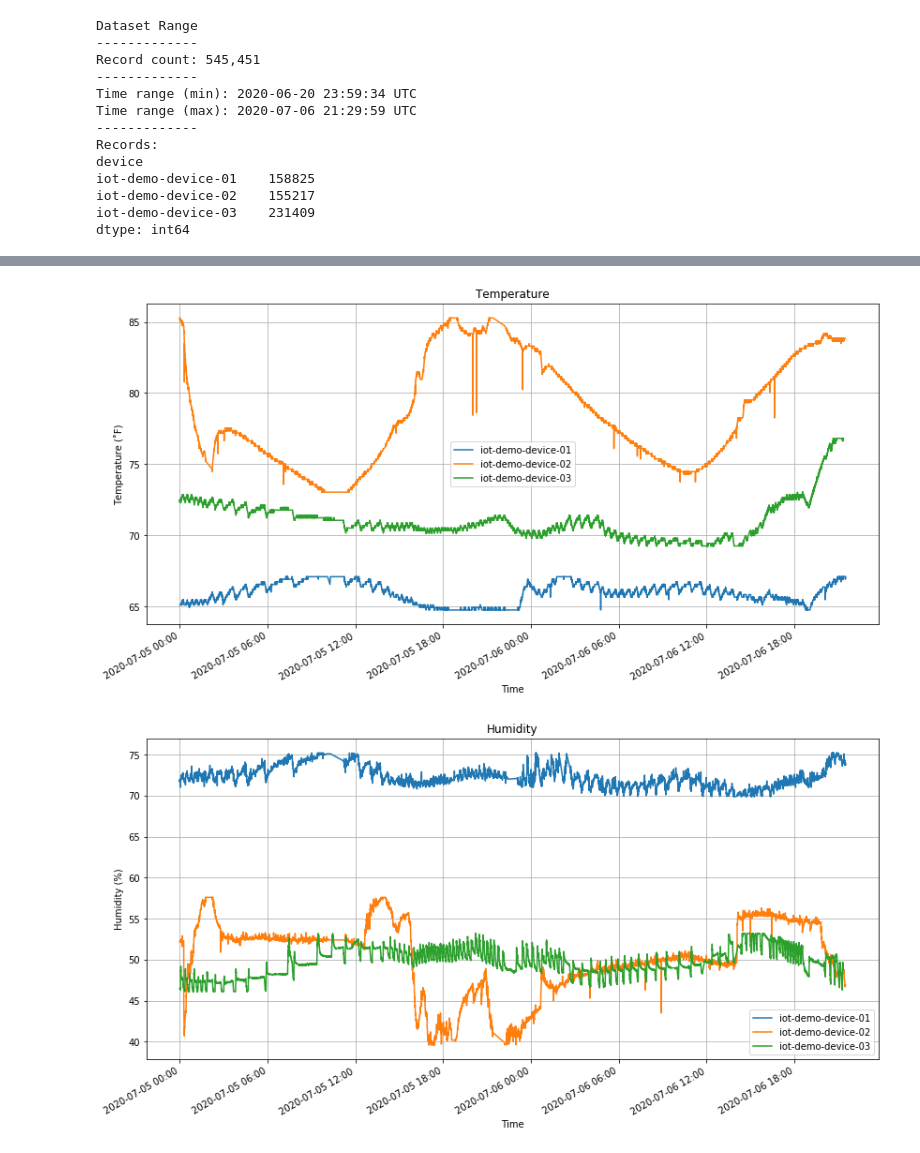
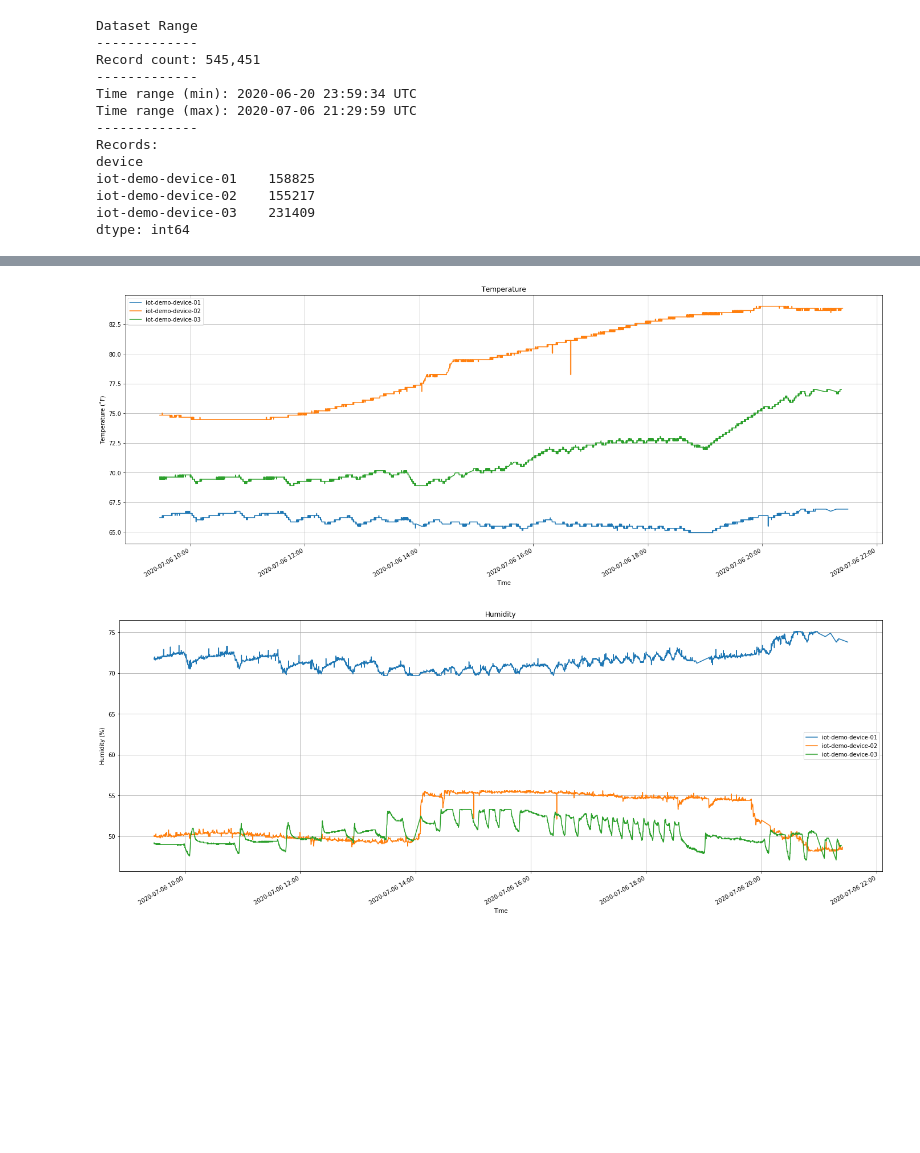
Before and after one commit to garystafford/real-time-iot-notebooks, a Jupyter notebook: Octank_IIoT_Demo_Pandas.ipynb, the cells around one changed output, grey strips where cells are left out. Drawn from its saved outputs; the diff is of its cells as text; code cells hidden in the pictures; blank space fills up the shorter version.

```diff
--- a/Octank_IIoT_Demo_Pandas.ipynb
+++ b/Octank_IIoT_Demo_Pandas.ipynb
@@ -77,7 +77,8 @@ iot-demo-device-03    231409
 dtype: int64
 # %%
 # filter time range
-df_filtered = df.loc[df.index >= pd.Timestamp('today', tz="UTC").floor('D') + pd.Timedelta(-1, unit='D')]
+# df_filtered = df.loc[df.index >= pd.Timestamp('today', tz="UTC").floor('D') + pd.Timedelta(-1, unit='D')]
+df_filtered = df.tail(25000)
 # %%
 # filter temp/humidity outliers (>1% & <99%)
 df_filtered = df_filtered.loc[df_filtered["temp"] > df_filtered.groupby("device").temp.transform(lambda x: x.quantile(.01))]
@@ -124,12 +125,12 @@ iot-demo-device-03    53.200001
 Name: humidity, dtype: float64
 # %%
-_, ax = plt.subplots(1, 1, figsize=(14, 7))
+_, ax = plt.subplots(1, 1, figsize=(24, 9))
 for device, group in groups:
     ax.plot(group.temp,
             group.humidity,
             marker="o",
             linestyle="",
-            alpha=.5,
+            alpha=.25,
             ms=10,
             label=device)
 ax.grid()
@@ -145,7 +146,7 @@ plt.show()
 register_matplotlib_converters()
 myFmt = DateFormatter("%Y-%m-%d %H:%M")
 
-fig, ax = plt.subplots(1, 1, figsize=(14, 7))
+fig, ax = plt.subplots(1, 1, figsize=(24, 9))
 for device, group in groups:
     ax.plot(group.temp,
             label=device)
@@ -159,20 +160,20 @@ plt.ylabel("Temperature (˚F)")
 plt.xlabel("Time")
 plt.show()
 # %% [output]
-[figure, old version]
+[figure, new version]
 # %%
-fig, ax = plt.subplots(1, 1, figsize=(14, 7))
+fig, ax = plt.subplots(1, 1, figsize=(18, 9))
 for device, group in groups:
     ax.plot(group.humidity,
             label=device)
 ax.xaxis.set_major_formatter(myFmt)
 fig.autofmt_xdate()
 ax.grid()
 ax.margins(0.05)
 ax.legend()
 plt.title("Humidity")
 plt.ylabel("Humidity (%)")
 plt.xlabel("Time")
 plt.show()
 # %% [output]
-[figure, old version]
+[figure, new version]
```
Also changed, not shown: parts of 2 cells of this notebook.
